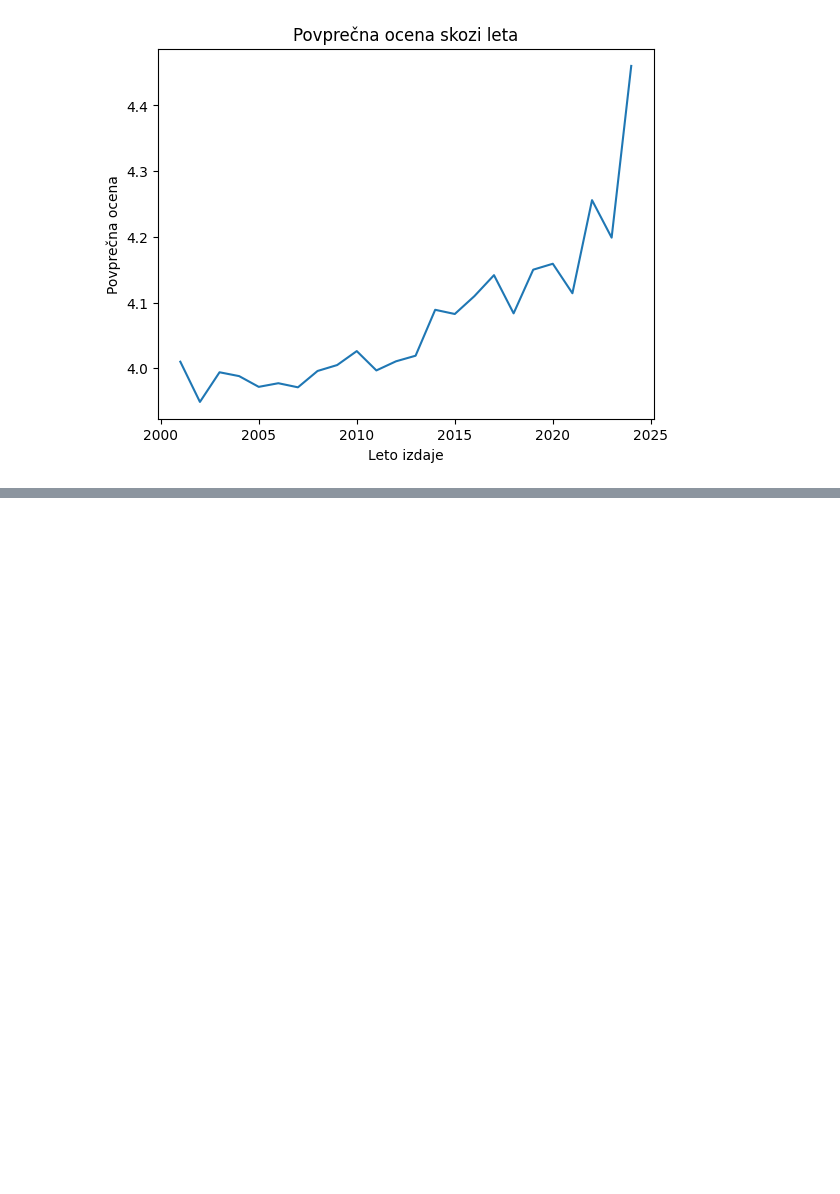
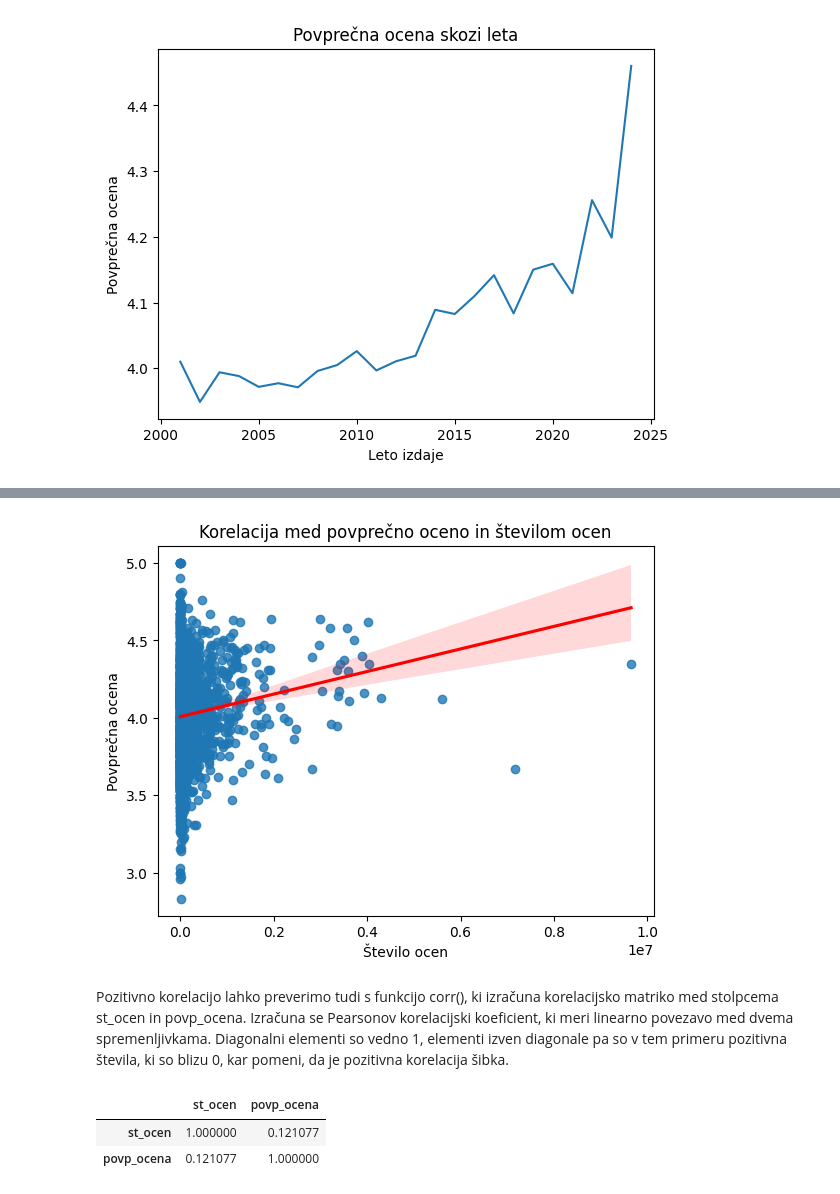
Before and after one commit to staricveronika/uvp-projektna-naloga, a Jupyter notebook: analiza_podatkov.ipynb, the cells around one changed output, grey strips where cells are left out. Saved outputs shown, nothing was run; the diff lists cells and outputs as text; code cells hidden in the pictures; blank space fills up the shorter version.

```diff
--- a/analiza_podatkov.ipynb
+++ b/analiza_podatkov.ipynb
@@ -94,0 +132,21 @@ plt.show()
+# %%
+sns.regplot(
+    x="st_ocen",
+    y="povp_ocena",
+    data=knjige,
+    line_kws={"color":"red"} # s tem določimo nastavitve za regresijsko premico
+)
+plt.xlabel("Število ocen")
+plt.ylabel("Povprečna ocena")
+plt.title("Korelacija med povprečno oceno in številom ocen")
+plt.show()
+# %% [output]
+[figure, added]
+# %% [markdown]
+Pozitivno korelacijo lahko preverimo tudi s funkcijo corr(), ki izračuna korelacijsko matriko med stolpcema st_ocen in povp_ocena. Izračuna se Pearsonov korelacijski koeficient, ki meri linearno povezavo med dvema spremenljivkama. Diagonalni elementi so vedno 1, elementi izven diagonale pa so v tem primeru pozitivna števila, ki so blizu 0, kar pomeni, da je pozitivna korelacija šibka.
+# %%
+knjige[["st_ocen", "povp_ocena"]].corr()
+# %% [output]
+|  | st_ocen | povp_ocena |
+| st_ocen | 1.000000 | 0.121077 |
+| povp_ocena | 0.121077 | 1.000000 |
```
Also changed, not shown: parts of 25 cells of this notebook.
